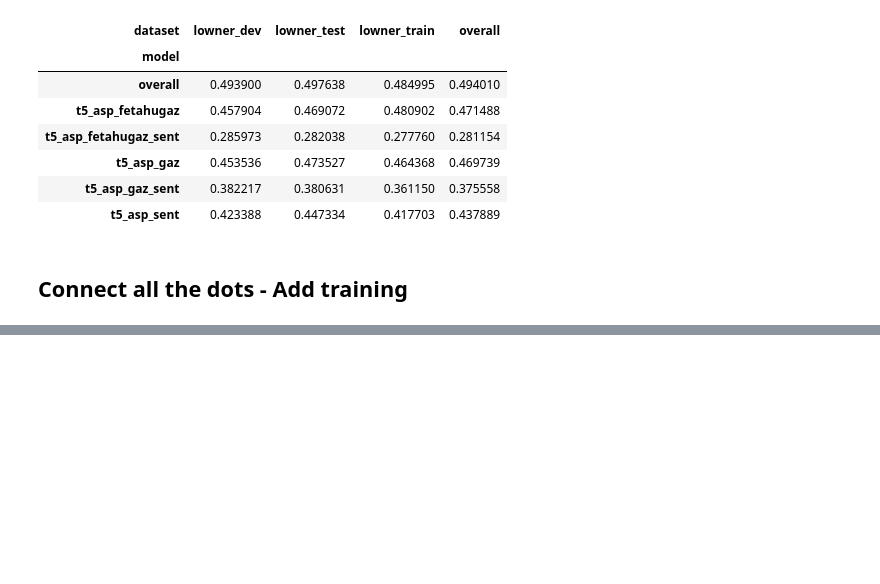
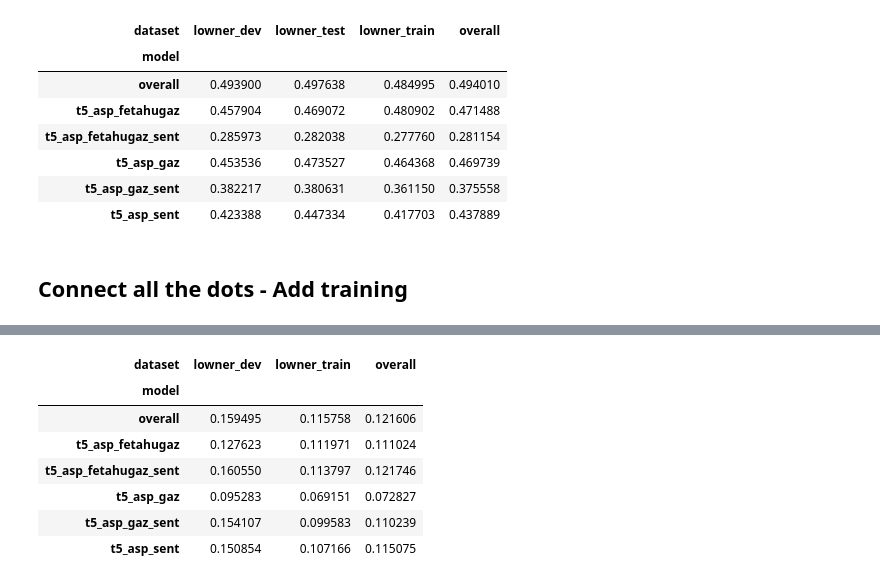
Before and after one commit to roebbert92/thesis, a Jupyter notebook: experiment_01.ipynb, the cells around one changed output, grey strips where cells are left out. Drawn from its saved outputs; the diff is of its cells as text; code cells hidden in the pictures; blank space fills up the shorter version.

```diff
--- a/experiment_01.ipynb
+++ b/experiment_01.ipynb
@@ -644,0 +507,17 @@ cm
+# %%
+correlation_table, cm = pearson_correlation_table(
+    ccr_df,
+    model_metrics_df[model_metrics_df["targets"] > 0],
+    "cosine_full_max",
+    "f1",
+    confidence_level=0.99)
+cm
+# %% [output]
+| dataset | lowner_dev | lowner_train | overall |
+| model |  |  |  |
+| overall | 0.159495 | 0.115758 | 0.121606 |
+| t5_asp_fetahugaz | 0.127623 | 0.111971 | 0.111024 |
+| t5_asp_fetahugaz_sent | 0.160550 | 0.113797 | 0.121746 |
+| t5_asp_gaz | 0.095283 | 0.069151 | 0.072827 |
+| t5_asp_gaz_sent | 0.154107 | 0.099583 | 0.110239 |
+| t5_asp_sent | 0.150854 | 0.107166 | 0.115075 |
```
Also changed, not shown: parts of 7 cells of this notebook, 1 other file.
